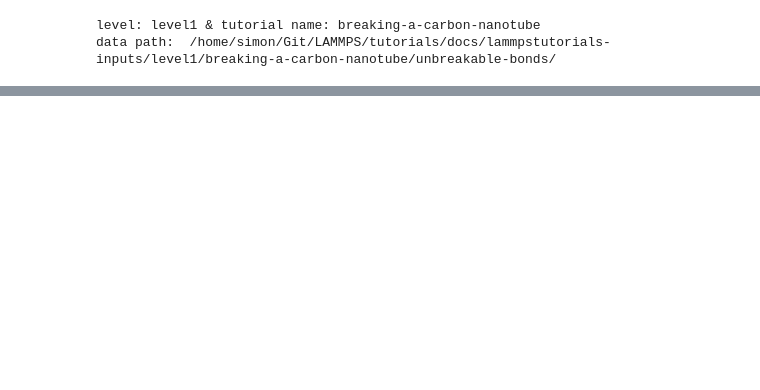
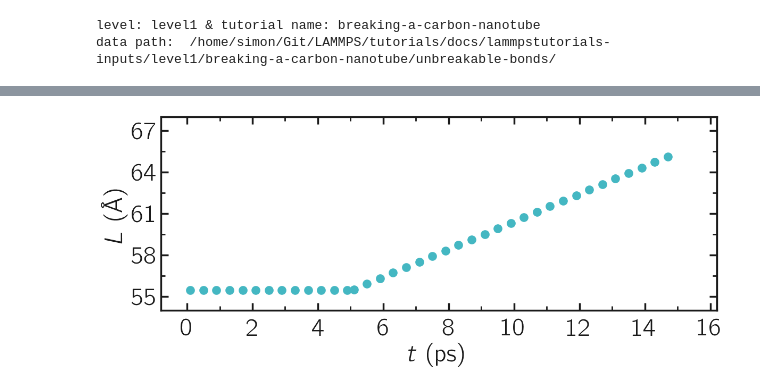
Before and after one commit to lammpstutorials/lammpstutorials.github.io, a Jupyter notebook: docs/sphinx/source/tutorials/figures/level1/breaking-a-carbon-nanotube/length-unbreakable-pyplot.ipynb, the cells around one changed output, grey strips where cells are left out. Cells and saved outputs as stored; diff of their text form; code cells hidden in the pictures; blank space fills up the shorter version.

```diff
--- a/docs/sphinx/source/tutorials/figures/level1/breaking-a-carbon-nanotube/length-unbreakable-pyplot.ipynb
+++ b/docs/sphinx/source/tutorials/figures/level1/breaking-a-carbon-nanotube/length-unbreakable-pyplot.ipynb
@@ -68,0 +54,25 @@ save_figure(plt, fig, mode, git_path, path_figures, filename)
+# %%
+filename = "stress-strain-unbreakable-article"
+dark_mode = False
+
+# Initialise figure
+myplt = PltTools()
+myplt.prepare_figure(fig_size = (12,5), dark_mode = False,
+                     transparency = False, use_serif=False)
+# Panel 1
+myplt.add_panel()
+#myplt.add_plot(y = force_0[::4], x = length_0[::4], type = "plot",
+#                marker = "o", data_color = 1, markersize = 12)
+myplt.add_plot(y = length_0[::4], x = time_0[::4], type = "plot",
+                marker = "o", data_color = 0, markersize = 12)
+myplt.add_plot(y = length_1[::4], x = time_1[::4], type = "plot",
+                marker = "o", data_color = 0, markersize = 12)
+myplt.complete_panel(ylabel = r'$L ~ \mathrm{(\AA{})}$',
+                     xlabel = r'$t ~ \mathrm{(ps)}$',
+                     xpad = 10, legend=False)
+myplt.set_boundaries(x_ticks=np.arange(0, 16.1, 2.), y_ticks=np.arange(55, 68, 3),
+                    x_boundaries=(-0.8, 16.2), y_boundaries=(54, 68))
+# Finish figure
+myplt.save_figure(filename = filename, saving_path = './')
+# %% [output]
+[figure, added]
```
Also changed, not shown: parts of 5 cells of this notebook, 1 other file.
